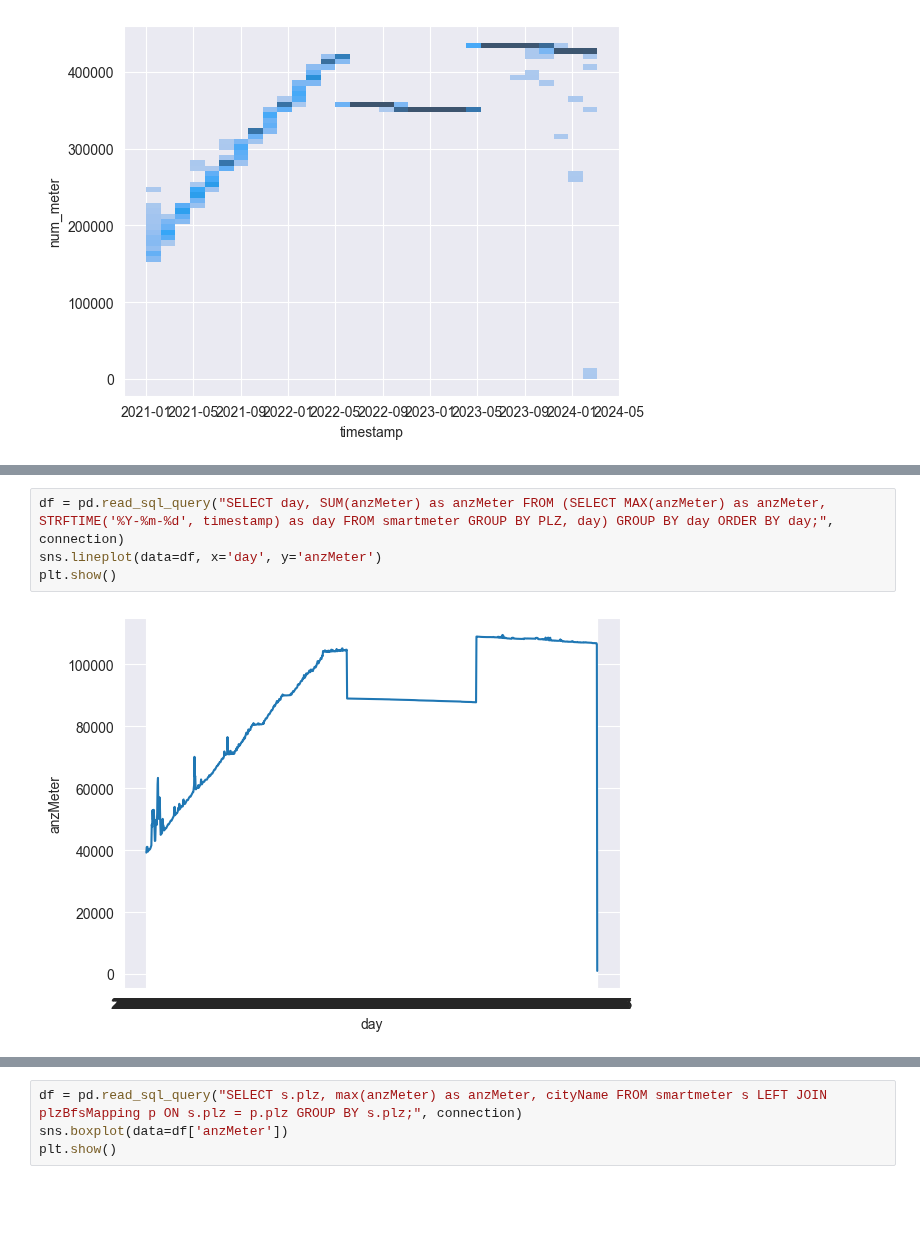
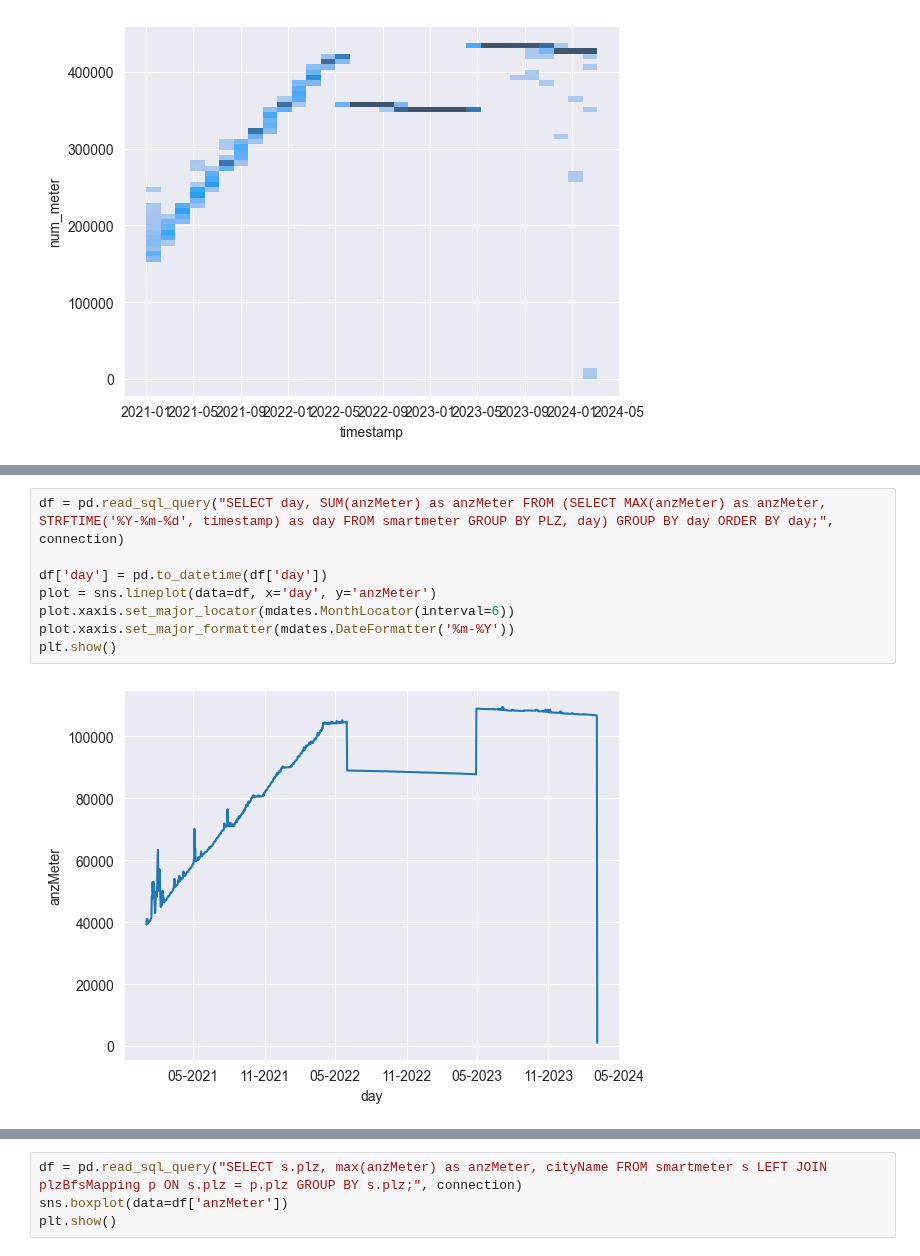
Before and after one commit to 7Horizon/BINA-CaseStudy, a Jupyter notebook: data_analysis.ipynb, the cells around one changed output, grey strips where cells are left out. Drawn from its saved outputs; the diff is of its cells as text; blank space fills up the shorter version.

```diff
--- a/data_analysis.ipynb
+++ b/data_analysis.ipynb
@@ -119,8 +124,12 @@ plt.show()
 # %%
 df = pd.read_sql_query("SELECT day, SUM(anzMeter) as anzMeter FROM (SELECT MAX(anzMeter) as anzMeter, STRFTIME('%Y-%m-%d', timestamp) as day FROM smartmeter GROUP BY PLZ, day) GROUP BY day ORDER BY day;", connection)
-sns.lineplot(data=df, x='day', y='anzMeter')
+
+df['day'] = pd.to_datetime(df['day'])
+plot = sns.lineplot(data=df, x='day', y='anzMeter')
+plot.xaxis.set_major_locator(mdates.MonthLocator(interval=6))
+plot.xaxis.set_major_formatter(mdates.DateFormatter('%m-%Y'))
 plt.show()
 # %% [output]
-[figure, old version]
+[figure, new version]
 # %%
 df = pd.read_sql_query("SELECT COUNT(plz) as anzReadings, STRFTIME('%Y-%m-%d', timestamp) as day FROM smartmeter GROUP BY day;", connection)
```
Also changed, not shown: parts of 3 cells of this notebook.
